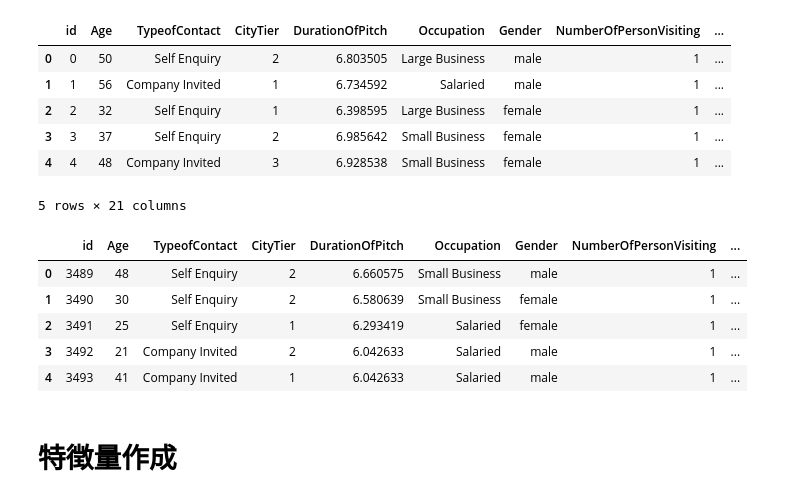
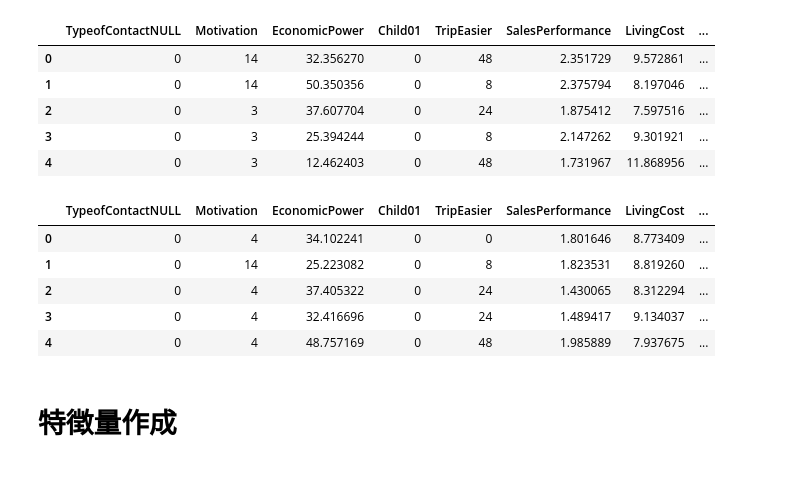
Before and after one commit to RickHub0115/SIGNATE-Summer-Cup-2024, a Jupyter notebook: scr/feature_engineering/feature_engineering.ipynb, the cells around one changed output. Drawn from its saved outputs; the diff is of its cells as text; code cells hidden in the pictures.

```diff
--- a/scr/feature_engineering/feature_engineering.ipynb
+++ b/scr/feature_engineering/feature_engineering.ipynb
@@ -11,22 +11,21 @@ from scr.feature_engineering.engineering import *
 df_train = pd.read_csv('data/feature_engineered/null_cat/train_null_cat.csv')
 df_test = pd.read_csv('data/feature_engineered/null_cat/test_null_cat.csv')
 # %%
-display(df_train.iloc[:5, :21])
-display(df_test.iloc[:5, :20])
+display(df_train.iloc[:5, 21:])
+display(df_test.iloc[:5, 20:])
 # %% [output]
-|  | id | Age | TypeofContact | CityTier | DurationOfPitch | Occupation | Gender | NumberOfPersonVisiting | ... |
-| 0 | 0 | 50 | Self Enquiry | 2 | 6.803505 | Large Business | male | 1 | ... |
-| 1 | 1 | 56 | Company Invited | 1 | 6.734592 | Salaried | male | 1 | ... |
-| 2 | 2 | 32 | Self Enquiry | 1 | 6.398595 | Large Business | female | 1 | ... |
-| 3 | 3 | 37 | Self Enquiry | 2 | 6.985642 | Small Business | female | 1 | ... |
-| 4 | 4 | 48 | Company Invited | 3 | 6.928538 | Small Business | female | 1 | ... |
+|  | TypeofContactNULL | Motivation | EconomicPower | Child01 | TripEasier | SalesPerformance | LivingCost | ... |
+| 0 | 0 | 14 | 32.356270 | 0 | 48 | 2.351729 | 9.572861 | ... |
+| 1 | 0 | 14 | 50.350356 | 0 | 8 | 2.375794 | 8.197046 | ... |
+| 2 | 0 | 3 | 37.607704 | 0 | 24 | 1.875412 | 7.597516 | ... |
+| 3 | 0 | 3 | 25.394244 | 0 | 8 | 2.147262 | 9.301921 | ... |
+| 4 | 0 | 3 | 12.462403 | 0 | 48 | 1.731967 | 11.868956 | ... |
-5 rows × 21 columns
-|  | id | Age | TypeofContact | CityTier | DurationOfPitch | Occupation | Gender | NumberOfPersonVisiting | ... |
-| 0 | 3489 | 48 | Self Enquiry | 2 | 6.660575 | Small Business | male | 1 | ... |
-| 1 | 3490 | 30 | Self Enquiry | 2 | 6.580639 | Small Business | female | 1 | ... |
-| 2 | 3491 | 25 | Self Enquiry | 1 | 6.293419 | Salaried | female | 1 | ... |
-| 3 | 3492 | 21 | Company Invited | 2 | 6.042633 | Salaried | male | 1 | ... |
-| 4 | 3493 | 41 | Company Invited | 1 | 6.042633 | Salaried | male | 1 | ... |
+|  | TypeofContactNULL | Motivation | EconomicPower | Child01 | TripEasier | SalesPerformance | LivingCost | ... |
+| 0 | 0 | 4 | 34.102241 | 0 | 0 | 1.801646 | 8.773409 | ... |
+| 1 | 0 | 14 | 25.223082 | 0 | 8 | 1.823531 | 8.819260 | ... |
+| 2 | 0 | 4 | 37.405322 | 0 | 24 | 1.430065 | 8.312294 | ... |
+| 3 | 0 | 4 | 32.416696 | 0 | 24 | 1.489417 | 9.134037 | ... |
+| 4 | 0 | 4 | 48.757169 | 0 | 48 | 1.985889 | 7.937675 | ... |
 # %% [markdown]
 # 特徴量作成
 # %% [markdown]
```
Also changed, not shown: parts of 16 cells of this notebook, 2 other files.
